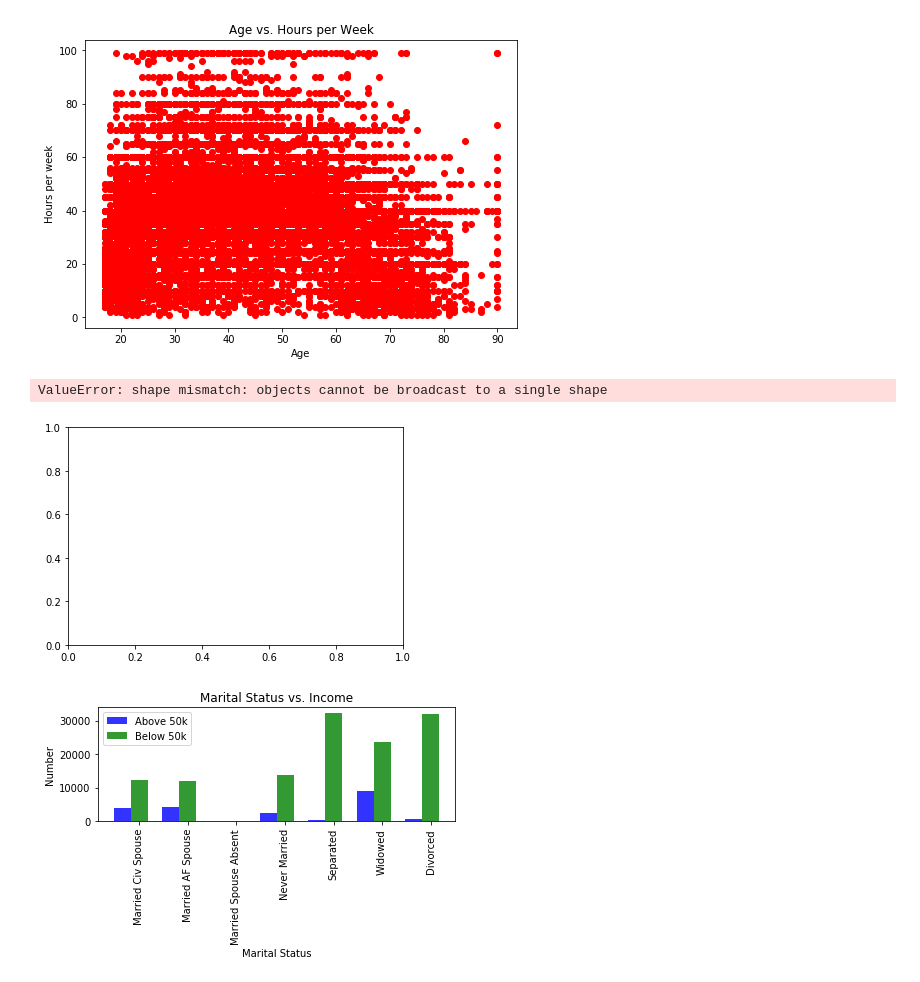
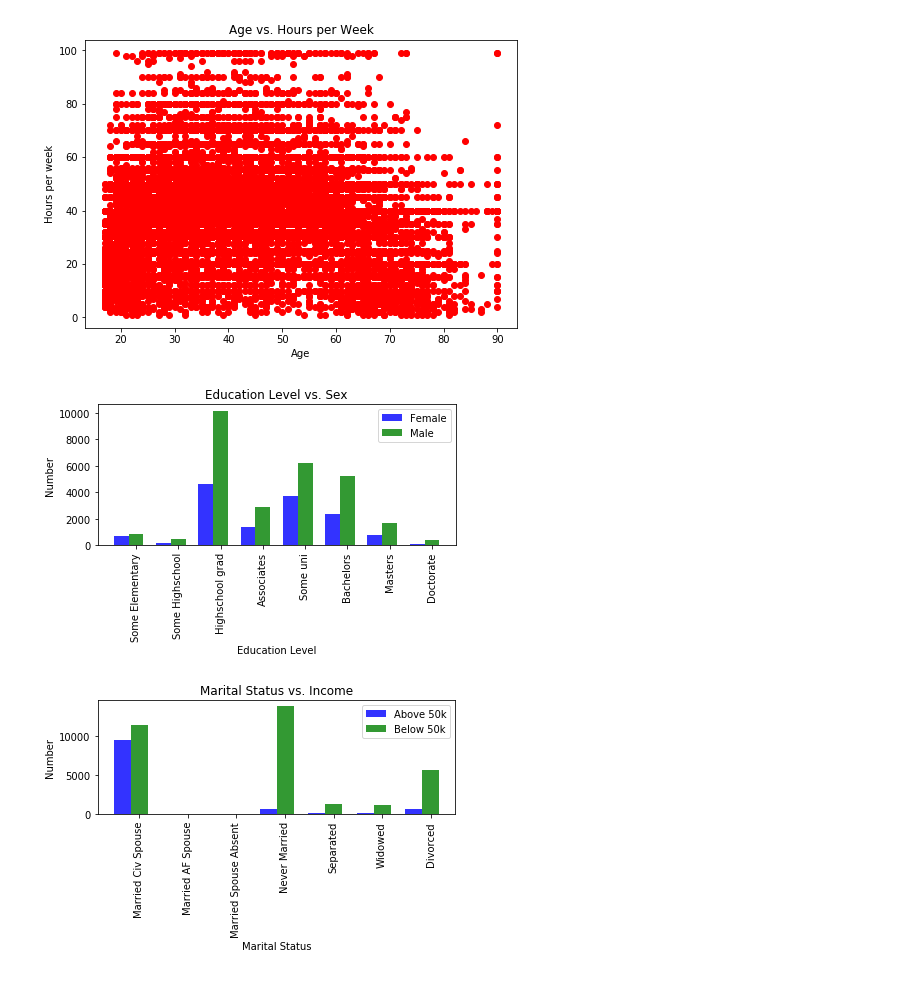
Before and after one commit to MrHarshPatel/comp-551-mini-project-1, a Jupyter notebook: data_preprocessing/adult_data.ipynb, the cells around one changed output. Cells and saved outputs as stored; diff of their text form; code cells hidden in the pictures.

```diff
--- a/data_preprocessing/adult_data.ipynb
+++ b/data_preprocessing/adult_data.ipynb
@@ -40,6 +40,10 @@ adult_data.loc[adult_data['income_g'] == ' <=50K', 'income_g'] = 0
 
 # adult_data['education'] = adult_data.cc.cat.codes
 # %%
+labels = adult_data.loc[:,'income_g']
+
+adult_data = adult_data.drop(columns="income_g")
+
 # One-hot encode categorical columns
 x = pd.get_dummies(data=adult_data,columns=['workclass_b','education_b','maritalstatus_b','occupation_b','relationship_b','race_b','nativecountry_b'])
 # %%
@@ -94,2 +98,2 @@ x
 # %%
-x.groupby('income_g').count()
+x['income_g'] = labels
@@ -266,71 +281,70 @@ masters_male = np.count_nonzero(np.logical_and(adult_data_export[:,27]==1, adult
 
 #doctors
 doctor_female = np.count_nonzero(np.logical_and(adult_data_export[:,25]==1, adult_data_export[:,3]==1))
 doctor_male = np.count_nonzero(np.logical_and(adult_data_export[:,25]==1, adult_data_export[:,3]==0))
 
 num_female = (someelem_female, somehs_female, hs_female, assoc_female,
                 someuni_female, bach_female, masters_female, doctor_female)
-num_below50k = (someelem_male, somehs_male, hs_male, assoc_male,
+num_male = (someelem_male, somehs_male, hs_male, assoc_male,
                someuni_male, bach_male, masters_male, doctor_male)
 
 # create plot
 fig, ax = plt.subplots()
 index = np.arange(n_groups)
 bar_width = 0.35
 opacity = 0.8
 
-rects1 = plt.bar(index, num_above50k, bar_width,
+rects1 = plt.bar(index, num_female, bar_width,
 alpha=opacity,
 color='b',
-label='Above 50k')
+label='Female')
 
-rects2 = plt.bar(index + bar_width, num_below50k, bar_width,
+rects2 = plt.bar(index + bar_width, num_male, bar_width,
 alpha=opacity,
 color='g',
-label='Below 50k')
+label='Male')
 
 plt.xlabel('Education Level')
 plt.ylabel('Number')
-plt.title('Education Level vs. Income')
+plt.title('Education Level vs. Sex')
 plt.xticks(index + bar_width, ('Some Elementary', 'Some Highschool', 'Highschool grad', 'Associates', 'Some uni',
                               'Bachelors', 'Masters', 'Doctorate'), rotation='vertical')
 plt.legend()
 
 plt.tight_layout()
 plt.show()
 # %% [output]
-ValueError: shape mismatch: objects cannot be broadcast to a single shape
-[figure, old version]
+[figure, new version]
 # %%
 n_groups = 7
 
 # married-civ-spouse
-marriedciv_above50k = np.count_nonzero(np.logical_and(adult_data_export[:,33]==1, adult_data_export[:,3]==1))
-marriedciv_below50k = np.count_nonzero(np.logical_and(adult_data_export[:,33]==0, adult_data_export[:,3]==1))
+marriedciv_above50k = np.count_nonzero(np.logical_and(adult_data_export[:,33]==1, adult_data_export[:,7]==1))
+marriedciv_below50k = np.count_nonzero(np.logical_and(adult_data_export[:,33]==1, adult_data_export[:,7]==0))
 
 # married-af-spouse
-marriedaf_above50k = np.count_nonzero(np.logical_and(adult_data_export[:,32]==1, adult_data_export[:,3]==1))
-marriedaf_below50k = np.count_nonzero(np.logical_and(adult_data_export[:,32]==0, adult_data_export[:,3]==1))
+marriedaf_above50k = np.count_nonzero(np.logical_and(adult_data_export[:,32]==1, adult_data_export[:,7]==1))
+marriedaf_below50k = np.count_nonzero(np.logical_and(adult_data_export[:,32]==1, adult_data_export[:,7]==0))
 
 # married-spouse-absent
-marriedabs_above50k = np.count_nonzero(np.logical_and(adult_data_export[:,34]==1, adult_data_export[:,3]==1))
-marriedabs_below50k = np.count_nonzero(np.logical_and(adult_data_export[:,34]==0, adult_data_export[:,3]==1))
+marriedabs_above50k = np.count_nonzero(np.logical_and(adult_data_export[:,34]==1, adult_data_export[:,7]==1))
+marriedabs_below50k = np.count_nonzero(np.logical_and(adult_data_export[:,34]==1, adult_data_export[:,7]==0))
 
 # never married
-nevermar_above50k = np.count_nonzero(np.logical_and(adult_data_export[:,35]==1, adult_data_export[:,3]==1))
-nevermar_below50k = np.count_nonzero(np.logical_and(adult_data_export[:,35]==0, adult_data_export[:,3]==1))
+nevermar_above50k = np.count_nonzero(np.logical_and(adult_data_export[:,35]==1, adult_data_export[:,7]==1))
+nevermar_below50k = np.count_nonzero(np.logical_and(adult_data_export[:,35]==1, adult_data_export[:,7]==0))
 
 # separated
-separated_above50k = np.count_nonzero(np.logical_and(adult_data_export[:,36]==1, adult_data_export[:,3]==0))
-separated_below50k = np.count_nonzero(np.logical_and(adult_data_export[:,36]==0, adult_data_export[:,3]==0))
+separated_above50k = np.count_nonzero(np.logical_and(adult_data_export[:,36]==1, adult_data_export[:,7]==1))
+separated_below50k = np.count_nonzero(np.logical_and(adult_data_export[:,36]==1, adult_data_export[:,7]==0))
 
 # widowed
-widowed_above50k = np.count_nonzero(np.logical_and(adult_data_export[:,37]==1, adult_data_export[:,3]==0))
-widowed_below50k = np.count_nonzero(np.logical_and(adult_data_export[:,37]==0, adult_data_export[:,3]==0))
+widowed_above50k = np.count_nonzero(np.logical_and(adult_data_export[:,37]==1, adult_data_export[:,7]==1))
+widowed_below50k = np.count_nonzero(np.logical_and(adult_data_export[:,37]==1, adult_data_export[:,7]==0))
 
 # divorced
-divorced_above50k = np.count_nonzero(np.logical_and(adult_data_export[:,31]==1, adult_data_export[:,3]==0))
-divorced_below50k = np.count_nonzero(np.logical_and(adult_data_export[:,31]==0, adult_data_export[:,3]==0))
+divorced_above50k = np.count_nonzero(np.logical_and(adult_data_export[:,31]==1, adult_data_export[:,7]==1))
+divorced_below50k = np.count_nonzero(np.logical_and(adult_data_export[:,31]==1, adult_data_export[:,7]==0))
 
 num_above50k = (marriedciv_above50k, marriedaf_above50k, marriedabs_above50k, nevermar_above50k,
                 separated_above50k, widowed_above50k, divorced_above50k)
@@ -363,4 +377,4 @@ plt.legend()
 plt.tight_layout()
 plt.show()
 # %% [output]
-[figure, old version]
+[figure, new version]
```
Also changed, not shown: parts of 7 cells of this notebook.
